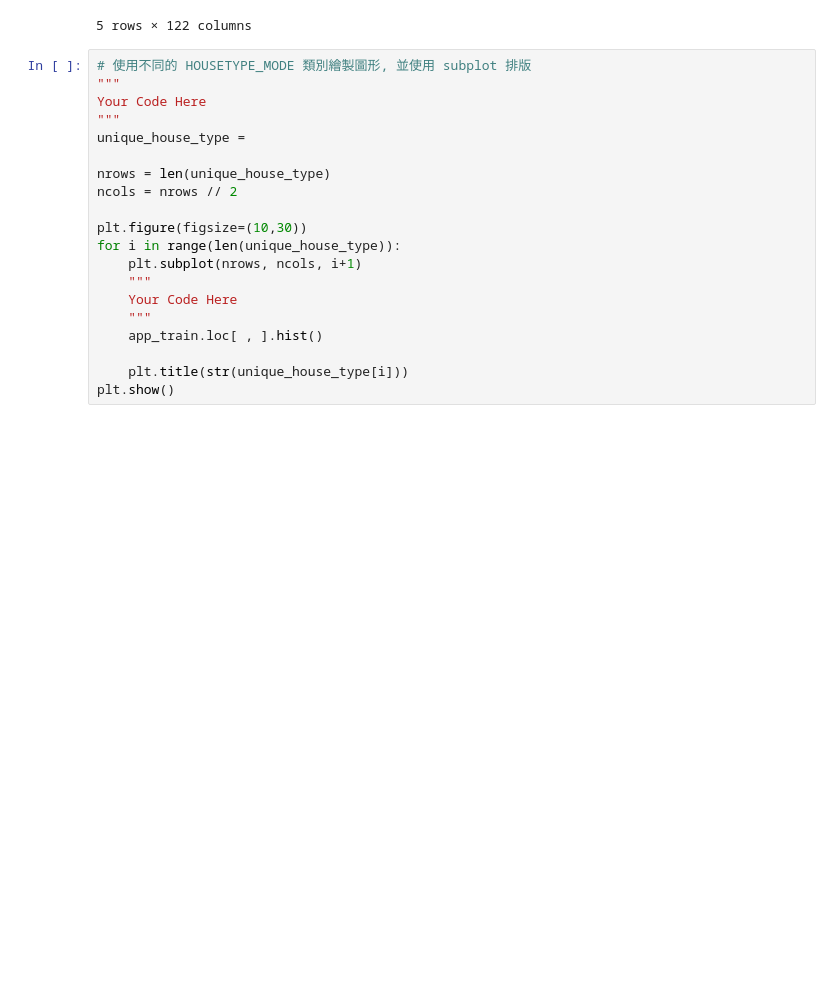
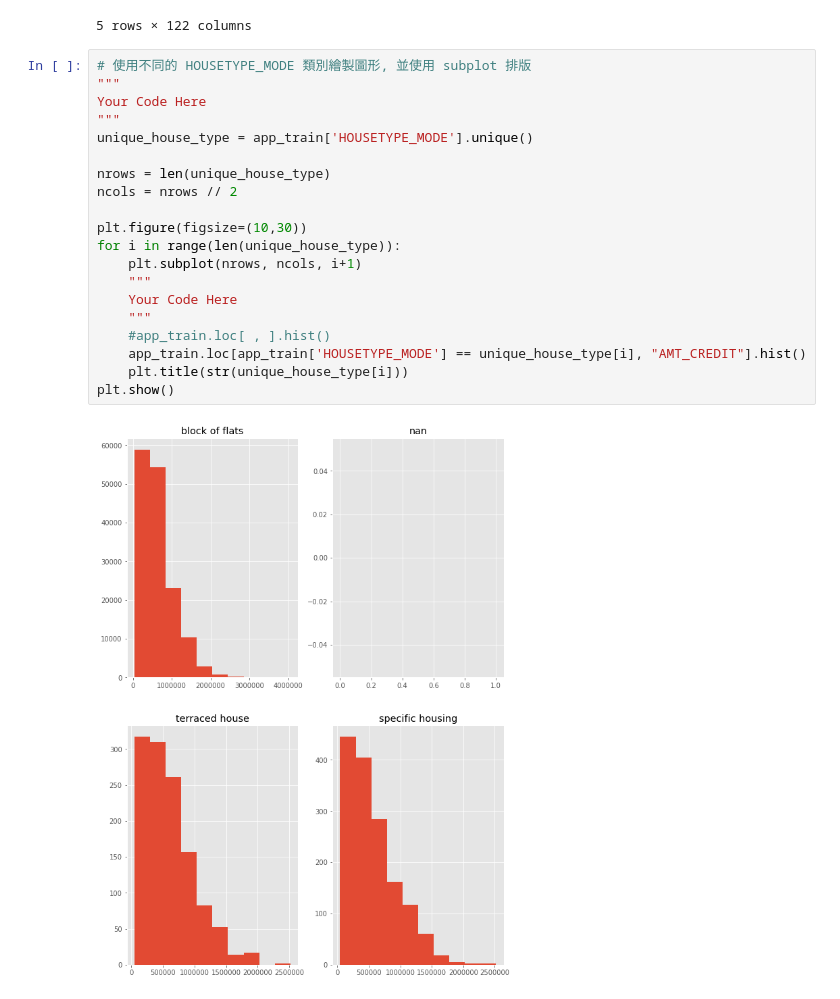
Before and after one commit to jtsu6565/4th-ML100Days, a Jupyter notebook: homework/Day_019_HW.ipynb, the cells around one changed output. Saved outputs shown, nothing was run; the diff lists cells and outputs as text; blank space fills up the shorter version.

```diff
--- a/homework/Day_019_HW.ipynb
+++ b/homework/Day_019_HW.ipynb
@@ -42,20 +42,22 @@ Path of read in data: /Users/terence.su/data/application_train.csv
 # %%
 # 使用不同的 HOUSETYPE_MODE 類別繪製圖形, 並使用 subplot 排版
 """
 Your Code Here
 """
-unique_house_type =
+unique_house_type = app_train['HOUSETYPE_MODE'].unique()
 
 nrows = len(unique_house_type)
 ncols = nrows // 2
 
 plt.figure(figsize=(10,30))
 for i in range(len(unique_house_type)):
     plt.subplot(nrows, ncols, i+1)
     """
     Your Code Here
     """
-    app_train.loc[ , ].hist()
-
+    #app_train.loc[ , ].hist()
+    app_train.loc[app_train['HOUSETYPE_MODE'] == unique_house_type[i], "AMT_CREDIT"].hist()
     plt.title(str(unique_house_type[i]))
 plt.show()
+# %% [output]
+[figure, added]
```
